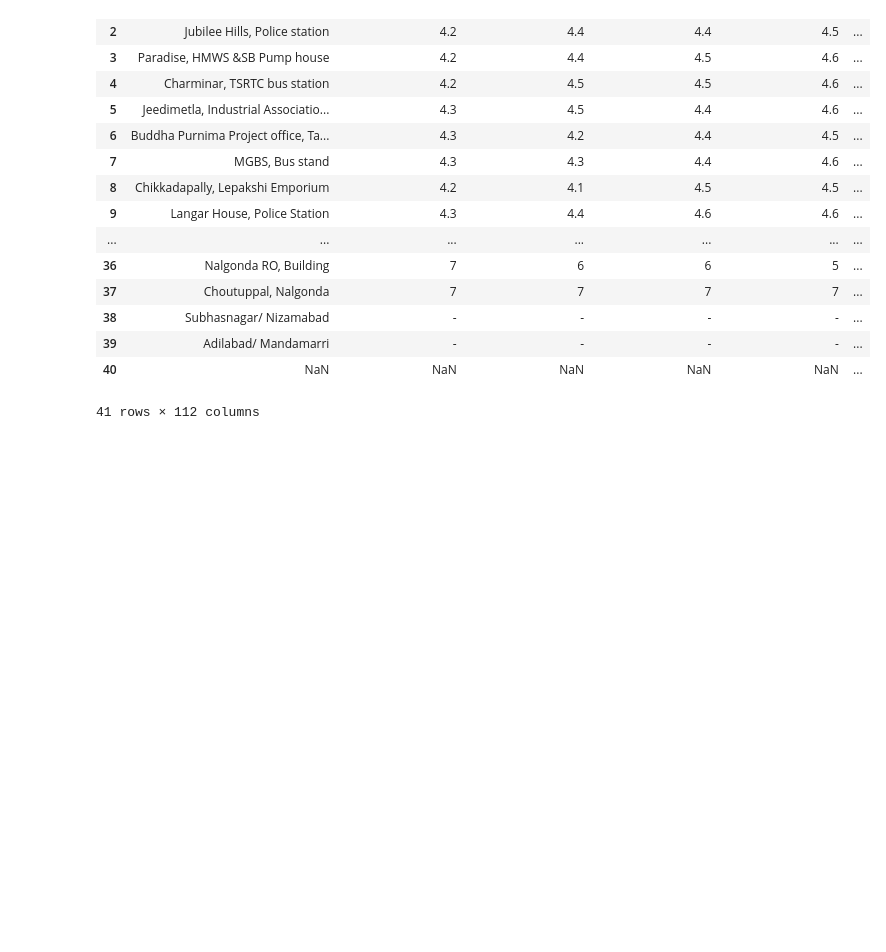
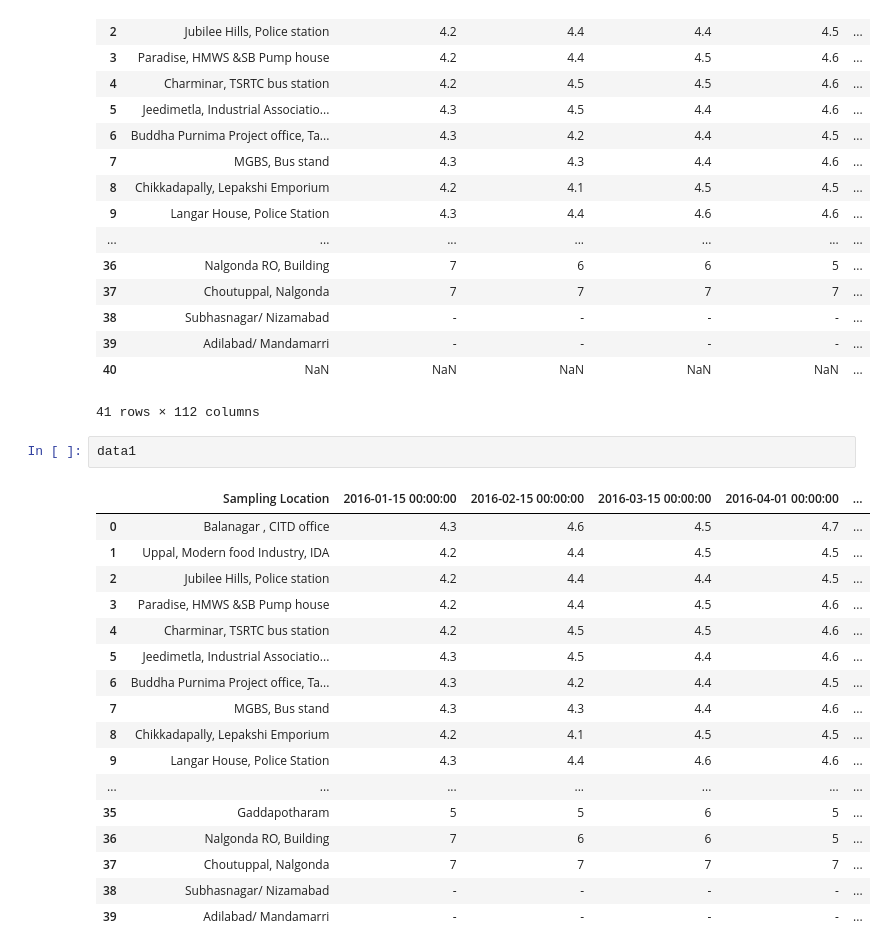
Before and after one commit to revanth102002/AQ-Predators, a Jupyter notebook: Rahs/1.ipynb, the cells around one changed output. Cells and saved outputs as stored; diff of their text form; blank space fills up the shorter version.

```diff
--- a/Rahs/1.ipynb
+++ b/Rahs/1.ipynb
@@ -361,3 +361,23 @@ data
 | 39 | Adilabad/ Mandamarri | - | - | - | - | ... |
 | 40 | NaN | NaN | NaN | NaN | NaN | ... |
 41 rows × 112 columns
+# %%
+data1
+# %% [output]
+|  | Sampling Location | 2016-01-15 00:00:00 | 2016-02-15 00:00:00 | 2016-03-15 00:00:00 | 2016-04-01 00:00:00 | ... |
+| 0 | Balanagar , CITD office | 4.3 | 4.6 | 4.5 | 4.7 | ... |
+| 1 | Uppal, Modern food Industry, IDA | 4.2 | 4.4 | 4.5 | 4.5 | ... |
+| 2 | Jubilee Hills, Police station | 4.2 | 4.4 | 4.4 | 4.5 | ... |
+| 3 | Paradise, HMWS &SB Pump house | 4.2 | 4.4 | 4.5 | 4.6 | ... |
+| 4 | Charminar, TSRTC bus station | 4.2 | 4.5 | 4.5 | 4.6 | ... |
+| 5 | Jeedimetla, Industrial Associatio... | 4.3 | 4.5 | 4.4 | 4.6 | ... |
+| 6 | Buddha Purnima Project office, Ta... | 4.3 | 4.2 | 4.4 | 4.5 | ... |
+| 7 | MGBS, Bus stand | 4.3 | 4.3 | 4.4 | 4.6 | ... |
+| 8 | Chikkadapally, Lepakshi Emporium | 4.2 | 4.1 | 4.5 | 4.5 | ... |
+| 9 | Langar House, Police Station | 4.3 | 4.4 | 4.6 | 4.6 | ... |
+| ... | ... | ... | ... | ... | ... | ... |
+| 35 | Gaddapotharam | 5 | 5 | 6 | 5 | ... |
+| 36 | Nalgonda RO, Building | 7 | 6 | 6 | 5 | ... |
+| 37 | Choutuppal, Nalgonda | 7 | 7 | 7 | 7 | ... |
+| 38 | Subhasnagar/ Nizamabad | - | - | - | - | ... |
+| 39 | Adilabad/ Mandamarri | - | - | - | - | ... |
```
Also changed, not shown: parts of 12 cells of this notebook, 1 other file.
